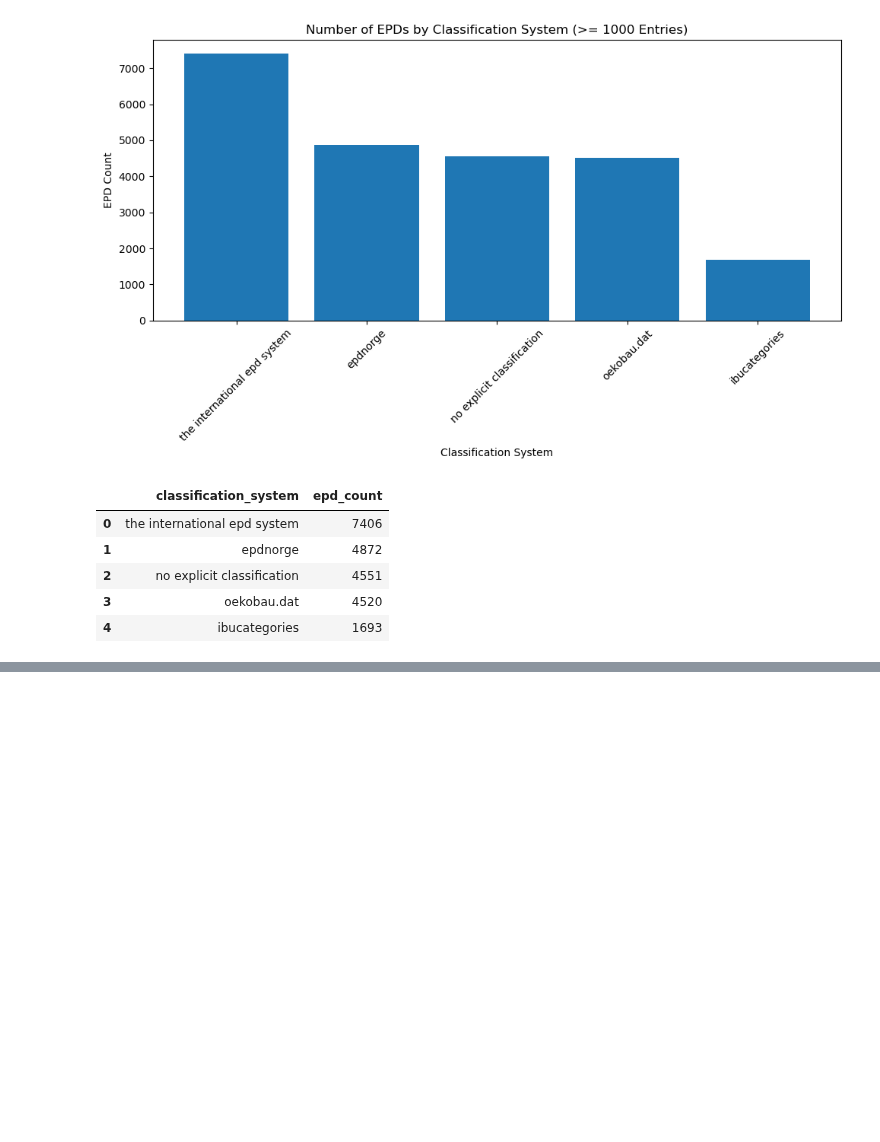
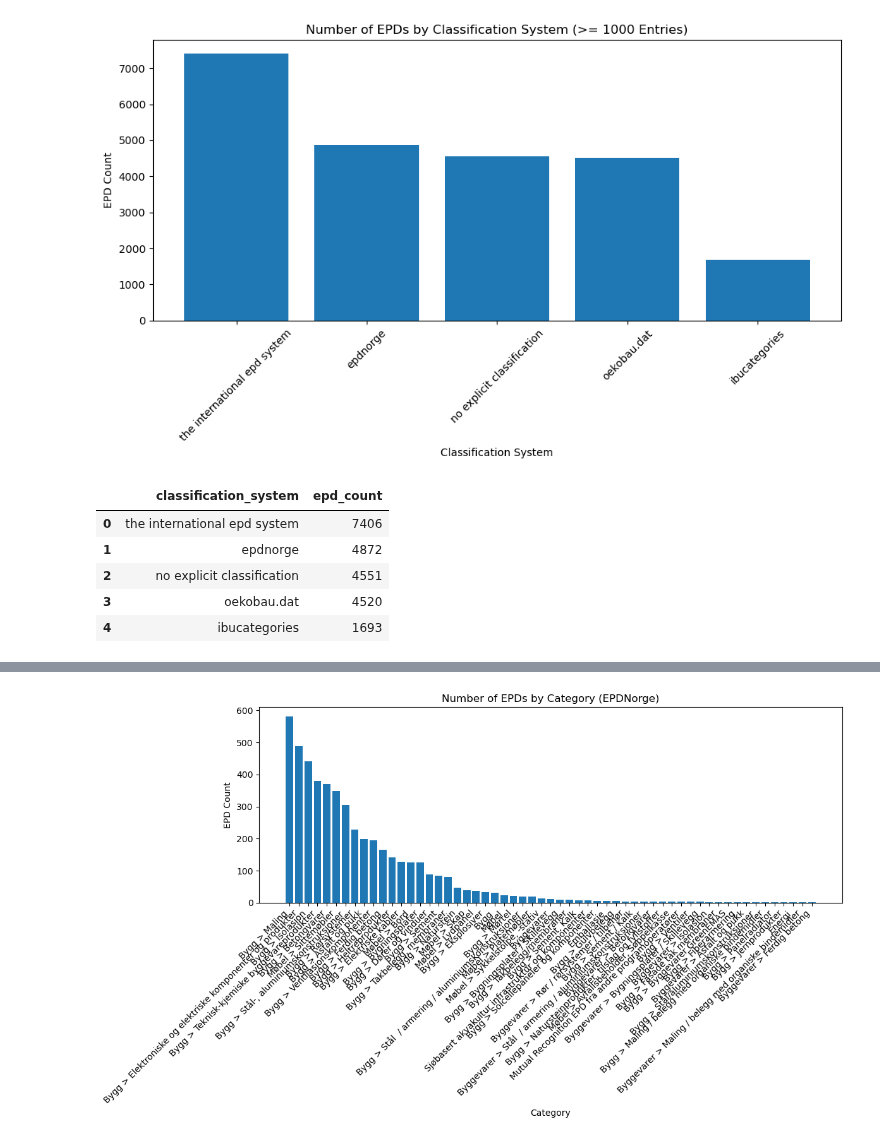
Before and after one commit to g3rezz/lca-data-harmonization-pipeline, a Jupyter notebook: data_analysis/sql_epd_data_analysis.ipynb, the cells around one changed output, grey strips where cells are left out. Cells and saved outputs as stored; diff of their text form; code cells hidden in the pictures; blank space fills up the shorter version.

```diff
--- a/data_analysis/sql_epd_data_analysis.ipynb
+++ b/data_analysis/sql_epd_data_analysis.ipynb
@@ -69,0 +153,77 @@ print(df)
+# %%
+# EPDNorge Categories
+
+import sqlite3
+import pandas as pd
+import matplotlib.pyplot as plt
+import json
+from collections import defaultdict
+
+# Define the correct path to your EPD database
+DB_PATH = "../data/pipeline2/sql/epd_database.sqlite"
+
+# 1. Connect to the database and fetch documents for "epdnorge"
+conn = sqlite3.connect(DB_PATH)
+cursor = conn.cursor()
+
+query = """
+    SELECT d.document
+    FROM epd_documents d
+    JOIN epd_metadata m ON d.uuid = m.uuid
+    WHERE lower(m.classification_system) = 'epdnorge'
+"""
+cursor.execute(query)
+rows = cursor.fetchall()
+conn.close()
+
+# 2. Process each document to extract the category from the JSON path:
+#    processInformation.dataSetInformation.classificationInformation.classification[0].class
+#    If there are multiple levels, join them with " > "
+category_counts = defaultdict(int)
+
+for (doc_str,) in rows:
+    try:
+        doc = json.loads(doc_str)
+    except Exception:
+        continue  # Skip invalid JSON documents
+
+    try:
+        # Navigate to the classification list
+        classes = doc["processInformation"]["dataSetInformation"]["classificationInformation"]["classification"][0]["class"]
+    except Exception:
+        continue  # Skip documents missing the expected JSON structure
+
+    try:
+        # Sort by level and join multiple category levels with " > "
+        classes_sorted = sorted(classes, key=lambda x: x.get("level", 0))
+        cat_values = [c.get("value", "").strip() for c in classes_sorted if c.get("value", "").strip()]
+        if not cat_values:
+            continue
+        category = " > ".join(cat_values)
+        category_counts[category] += 1
+    except Exception:
+        continue
+
+# 3. Create a DataFrame from the aggregated counts and sort by epd_count descending
+df = pd.DataFrame(list(category_counts.items()), columns=["category", "epd_count"])
+df = df.sort_values(by="epd_count", ascending=False)
+
+# 4. Add a percentage column showing each category's share relative to the total
+total = df["epd_count"].sum()
+df["percentage"] = (df["epd_count"] / total) * 100
+df["percentage"] = df["percentage"].round(2)
+
+# 5. Plot the results in a bar chart (categories ordered left to right by highest count)
+plt.figure(figsize=(12, 7))
+plt.bar(df["category"], df["epd_count"])
+plt.title("Number of EPDs by Category (EPDNorge)")
+plt.xlabel("Category")
+plt.ylabel("EPD Count")
+plt.xticks(rotation=45, ha="right")
+plt.tight_layout()
+plt.show()
+
+# Display the DataFrame to verify the data along with the percentage column
+df
+# %% [output]
+[figure, added]
```
Also changed, not shown: parts of 5 cells of this notebook.
